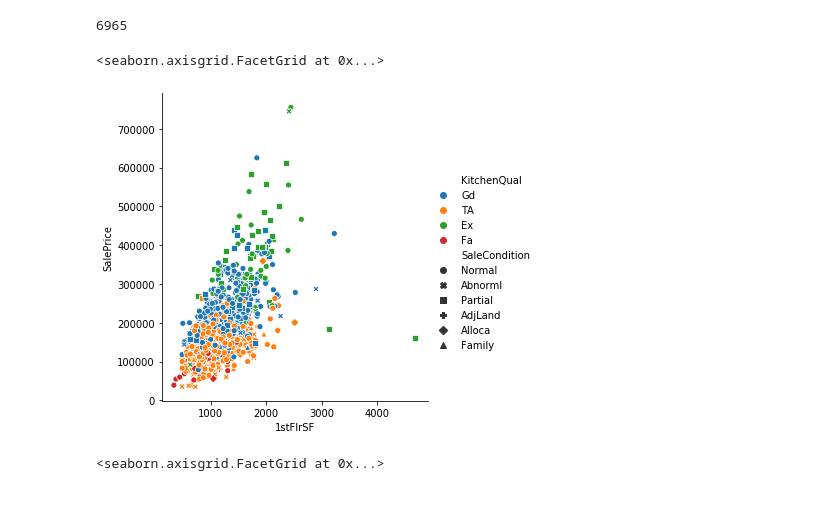
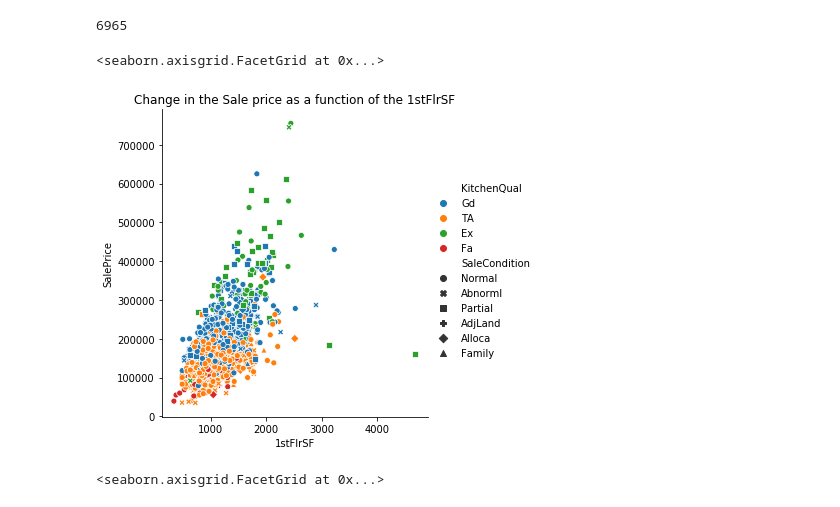
Before and after one commit to MonicaMbabazi/Group_Assignment.Monica.Jupiter.Eric, a Jupyter notebook: group-assignment-jupiter.ipynb, the cells around one changed output. Saved outputs shown, nothing was run; the diff lists cells and outputs as text; code cells hidden in the pictures.

```diff
--- a/group-assignment-jupiter.ipynb
+++ b/group-assignment-jupiter.ipynb
@@ -5,6 +5,15 @@ import seaborn as sns
 import matplotlib.pyplot as plt
 import warnings
 warnings.filterwarnings('ignore')
+
+
+params = {'legend.fontsize': 'x-large',
+          'figure.figsize': (15, 5),
+         'axes.labelsize': 'x-large',
+         'axes.titlesize':'x-large',
+         'xtick.labelsize':'x-large',
+         'ytick.labelsize':'x-large'}
+plt.rcParams.update(params)
 # %%
 train=pd.read_csv("train.csv",sep=",", index_col="Id")
 test=pd.read_csv("test.csv",sep=",", index_col="Id")
@@ -85,14 +94,14 @@ train.isnull().sum().sum()
 # %% [output]
 6965
 # %%
-sns.relplot(y="SalePrice", x="1stFlrSF", hue="KitchenQual",style="SaleCondition", data=train)
+sns.relplot(y="SalePrice", x="1stFlrSF", hue="KitchenQual",style="SaleCondition", data=train).set(title='Change in the Sale price as a function of the 1stFlrSF')
 # default for relplot is scatter
 #y and x are variable in data
 #hue, categorical or numeric variable in data that will produce different coluring
 #style is a variable in the data that will produce diff styles
 # %% [output]
 <seaborn.axisgrid.FacetGrid at 0x...>
-[figure, old version]
+[figure, new version]
 # %%
 sns.relplot(y="SalePrice", x="1stFlrSF", hue="KitchenQual",style="SaleCondition", col="Fence", data=train)
 # %% [output]
```
Also changed, not shown: parts of 54 cells of this notebook.
